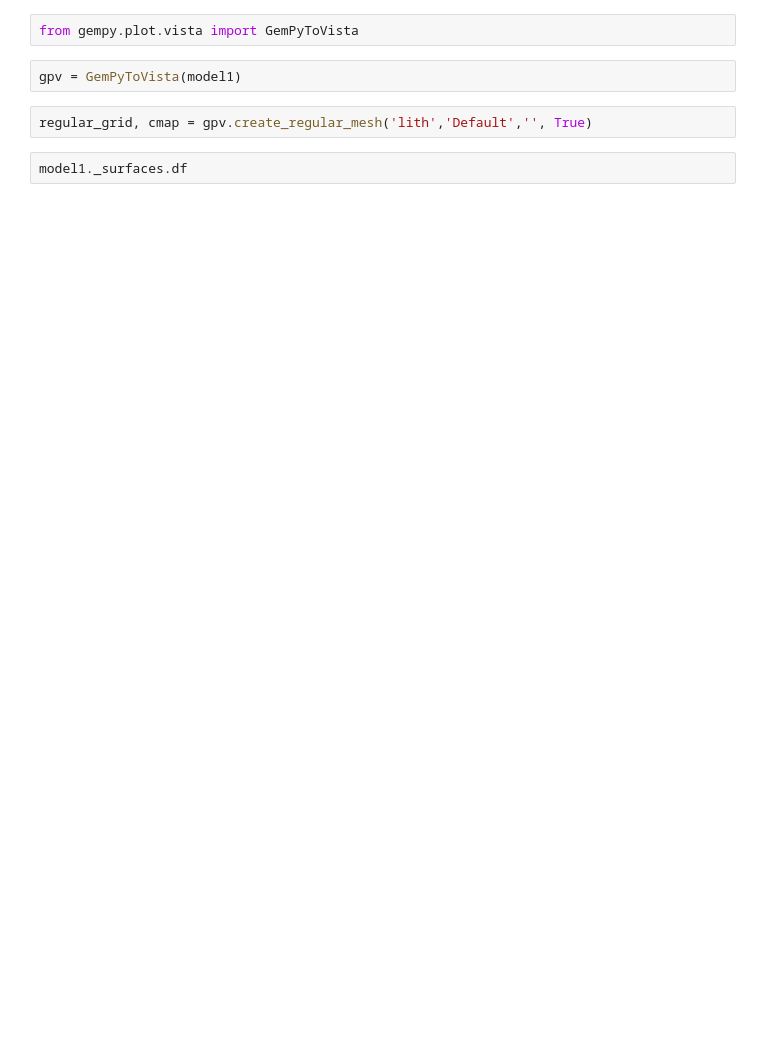
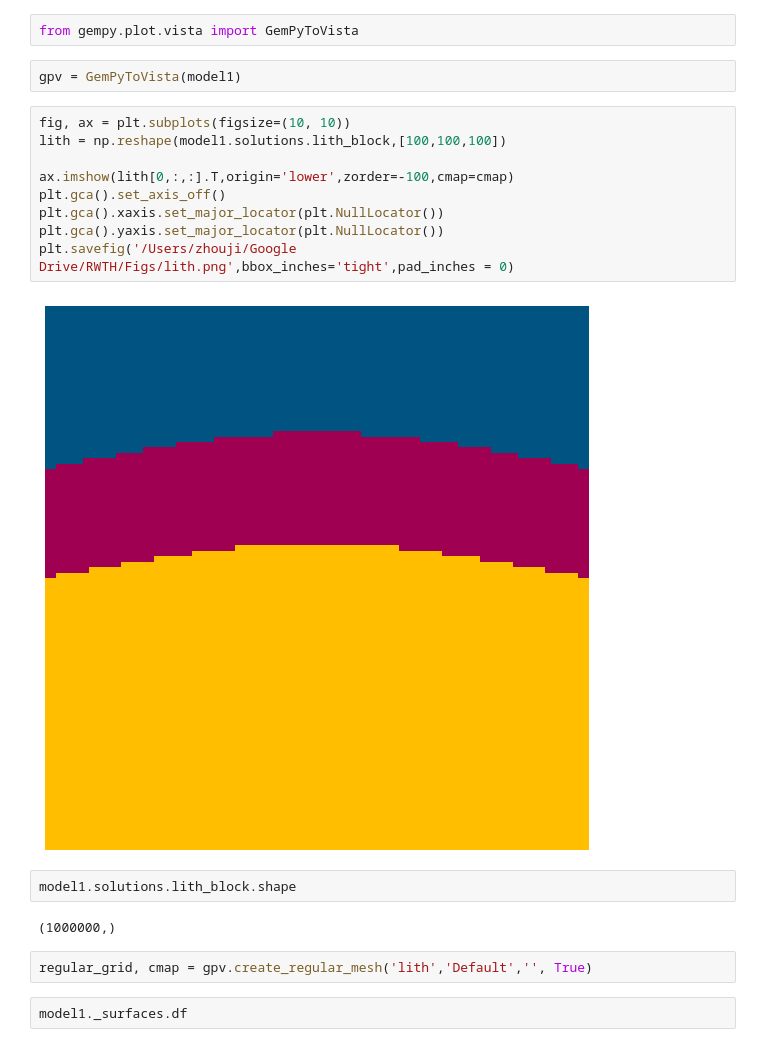
Before and after one commit to GeorgeLiang3/repository1, a Jupyter notebook: 3D_Gravity/tensorflow_3D_plot.ipynb, the cells around one changed output. Cells and saved outputs as stored; diff of their text form; blank space fills up the shorter version.

```diff
--- a/3D_Gravity/tensorflow_3D_plot.ipynb
+++ b/3D_Gravity/tensorflow_3D_plot.ipynb
@@ -170,6 +162,21 @@ GP.p.show(screenshot='/Users/zhouji/Documents/Geophysics/Liang/Fig/3Dmodel.png')
 from gempy.plot.vista import GemPyToVista
 # %%
 gpv = GemPyToVista(model1)
+# %%
+fig, ax = plt.subplots(figsize=(10, 10))
+lith = np.reshape(model1.solutions.lith_block,[100,100,100])
+
+ax.imshow(lith[0,:,:].T,origin='lower',zorder=-100,cmap=cmap)
+plt.gca().set_axis_off()
+plt.gca().xaxis.set_major_locator(plt.NullLocator())
+plt.gca().yaxis.set_major_locator(plt.NullLocator())
+plt.savefig('/Users/zhouji/Google Drive/RWTH/Figs/lith.png',bbox_inches='tight',pad_inches = 0)
+# %% [output]
+[figure, added]
+# %%
+model1.solutions.lith_block.shape
+# %% [output]
+(1000000,)
 # %%
 regular_grid, cmap = gpv.create_regular_mesh('lith','Default','', True)
 # %%
```
Also changed, not shown: parts of 13 cells of this notebook, 29 other files.
